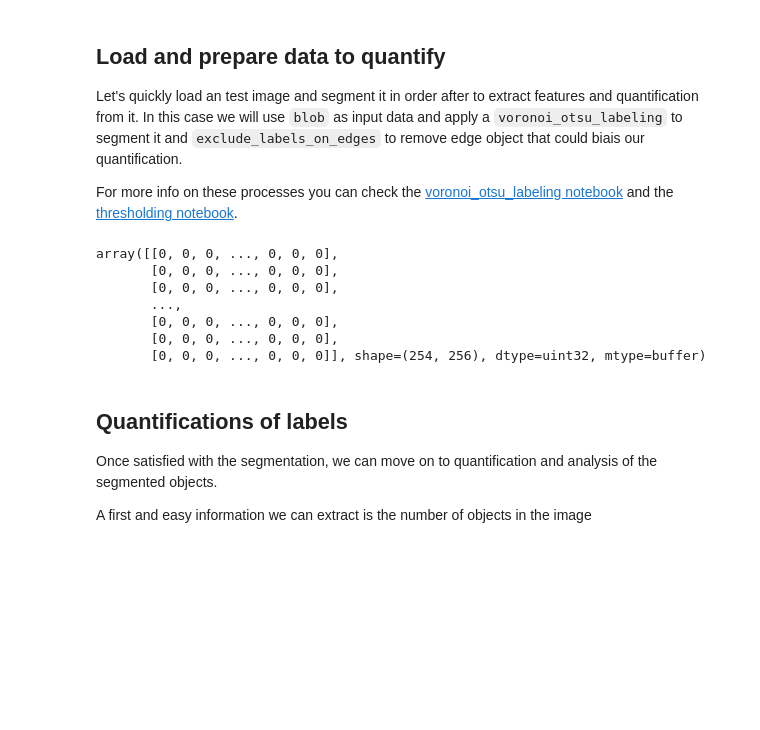
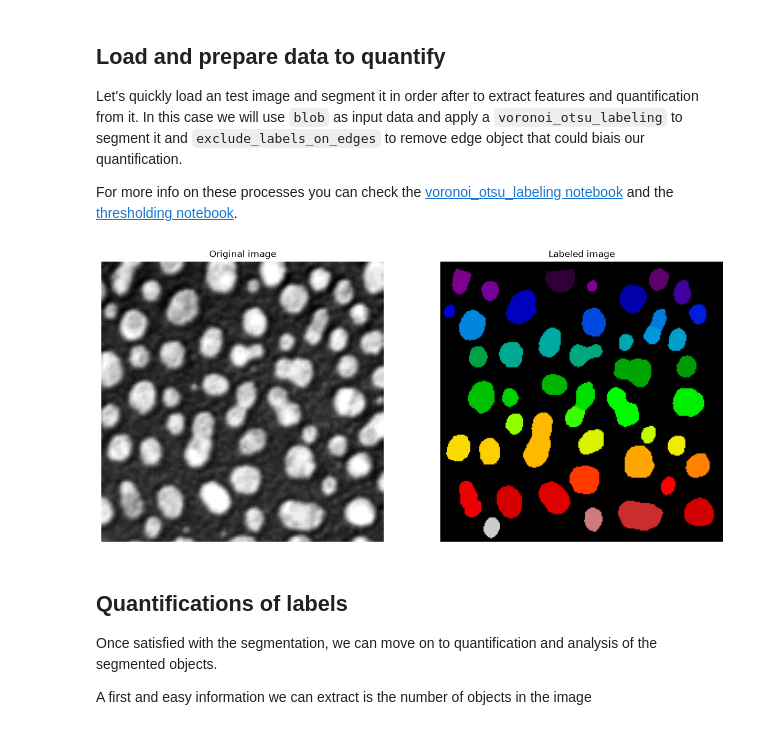
Before and after one commit to clEsperanto/pyclesperanto, a Jupyter notebook: docs/demos/examples/regionprops_and_quantification.ipynb, the cells around one changed output. Drawn from its saved outputs; the diff is of its cells as text; code cells hidden in the pictures; blank space fills up the shorter version.

```diff
--- a/docs/demos/examples/regionprops_and_quantification.ipynb
+++ b/docs/demos/examples/regionprops_and_quantification.ipynb
@@ -19,15 +19,19 @@ image = io.imread('https://samples.fiji.sc/blobs.png').squeeze()
 # %%
 labeled = cle.voronoi_otsu_labeling(image, spot_sigma=4, outline_sigma=1)
 labeled_cleanned = cle.exclude_labels_on_edges(labeled)
-labeled_cleanned
+
+fig, axs = plt.subplots(1, 2, figsize=(15, 15), sharey=True)
+
+axs[0].imshow(image, cmap="gray")
+axs[0].set_title("Original image")
+axs[0].set_axis_off()
+
+axs[1].imshow(labeled_cleanned, cmap="nipy_spectral")
+axs[1].set_title("Labeled image")
+axs[1].set_axis_off()
+plt.show()
 # %% [output]
-array([[0, 0, 0, ..., 0, 0, 0],
-       [0, 0, 0, ..., 0, 0, 0],
-       [0, 0, 0, ..., 0, 0, 0],
-       ...,
-       [0, 0, 0, ..., 0, 0, 0],
-       [0, 0, 0, ..., 0, 0, 0],
-       [0, 0, 0, ..., 0, 0, 0]], shape=(254, 256), dtype=uint32, mtype=buffer)
+[figure, added]
 # %% [markdown]
 ## Quantifications of labels
 
```
Also changed, not shown: parts of 3 cells of this notebook, 12 other files.
